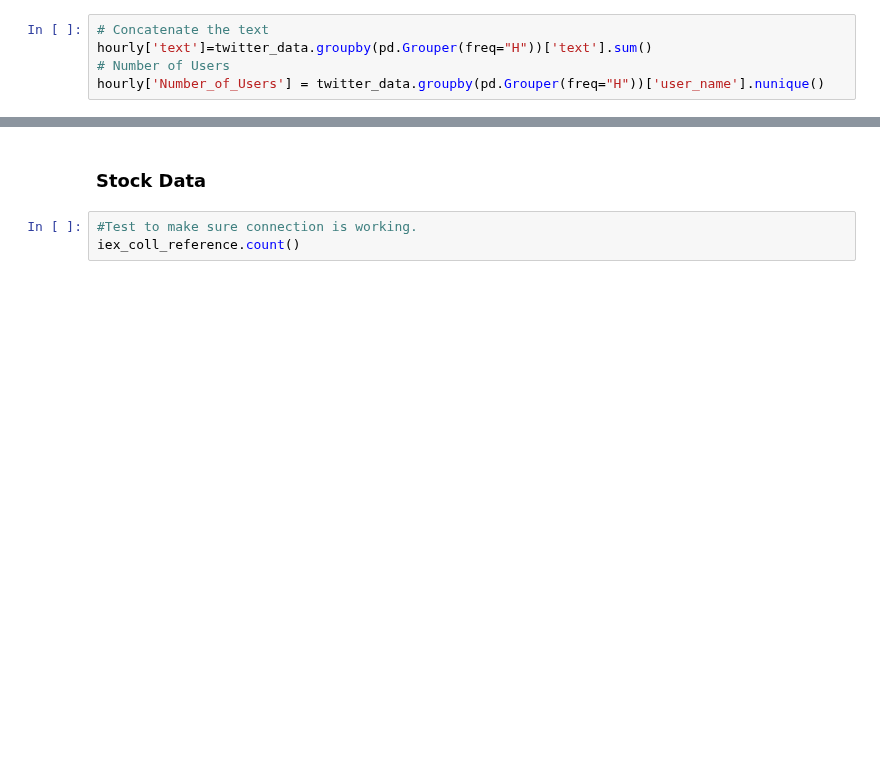
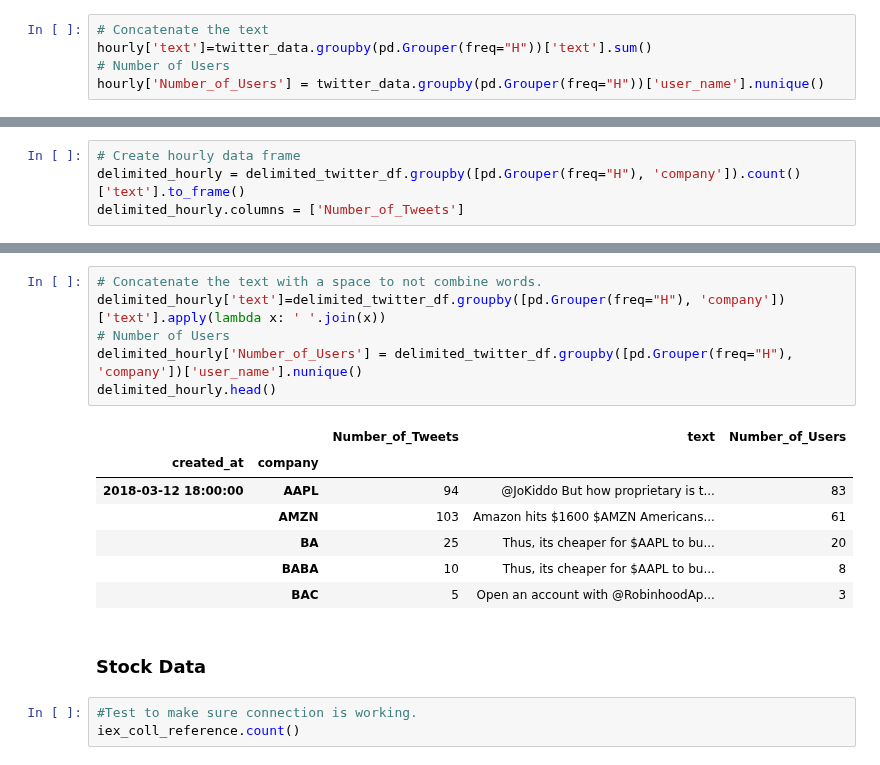
Before and after one commit to madderle/Capstone-Realtime-Streaming-Analytics, a Jupyter notebook: Analysis/src/Stock-Tweets-EDA.ipynb, the cells around one changed output, grey strips where cells are left out. Cells and saved outputs as stored; diff of their text form; blank space fills up the shorter version.

```diff
--- a/Analysis/src/Stock-Tweets-EDA.ipynb
+++ b/Analysis/src/Stock-Tweets-EDA.ipynb
@@ -149,0 +200,4 @@ hourly['Number_of_Users'] = twitter_data.groupby(pd.Grouper(freq="H"))['user_nam
+# %%
+# Create hourly data frame
+delimited_hourly = delimited_twitter_df.groupby([pd.Grouper(freq="H"), 'company']).count()['text'].to_frame()
+delimited_hourly.columns = ['Number_of_Tweets']
@@ -150,3 +212,17 @@ hourly['Number_of_Users'] = twitter_data.groupby(pd.Grouper(freq="H"))['user_nam
+# %%
+# Concatenate the text with a space to not combine words.
+delimited_hourly['text']=delimited_twitter_df.groupby([pd.Grouper(freq="H"), 'company'])['text'].apply(lambda x: ' '.join(x))
+# Number of Users
+delimited_hourly['Number_of_Users'] = delimited_twitter_df.groupby([pd.Grouper(freq="H"), 'company'])['user_name'].nunique()
+delimited_hourly.head()
+# %% [output]
+|  |  | Number_of_Tweets | text | Number_of_Users |
+| created_at | company |  |  |  |
+| 2018-03-12 18:00:00 | AAPL | 94 | @JoKiddo But how proprietary is t... | 83 |
+|  | AMZN | 103 | Amazon hits $1600 $AMZN Americans... | 61 |
+|  | BA | 25 | Thus, its cheaper for $AAPL to bu... | 20 |
+|  | BABA | 10 | Thus, its cheaper for $AAPL to bu... | 8 |
+|  | BAC | 5 | Open an account with @RobinhoodAp... | 3 |
 # %% [markdown]
 ### Stock Data
 # %%
```
Also changed, not shown: parts of 5 cells of this notebook.
